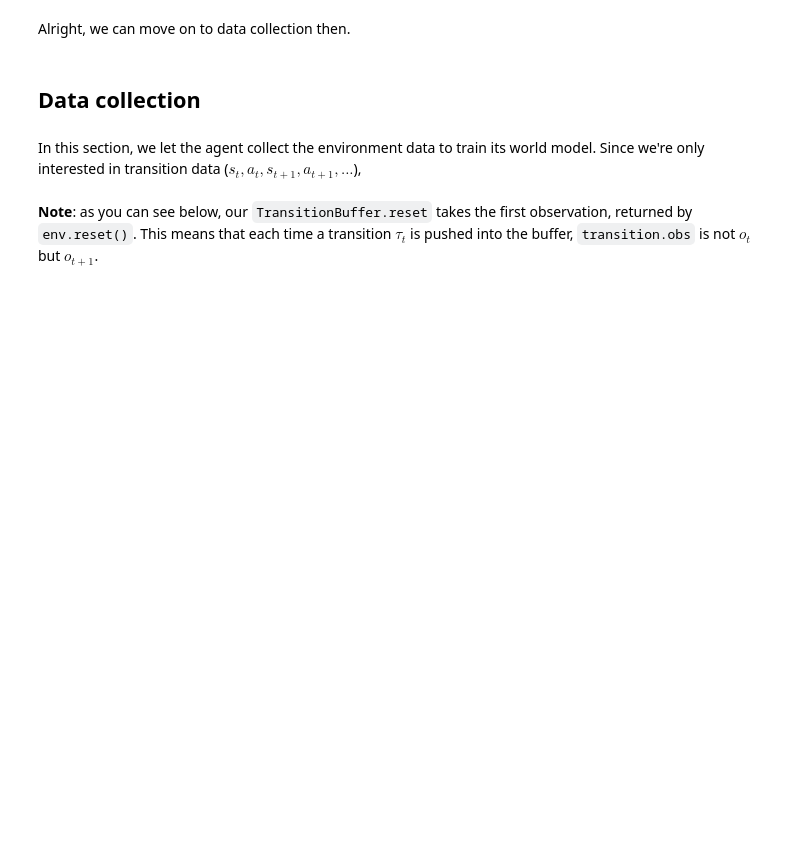
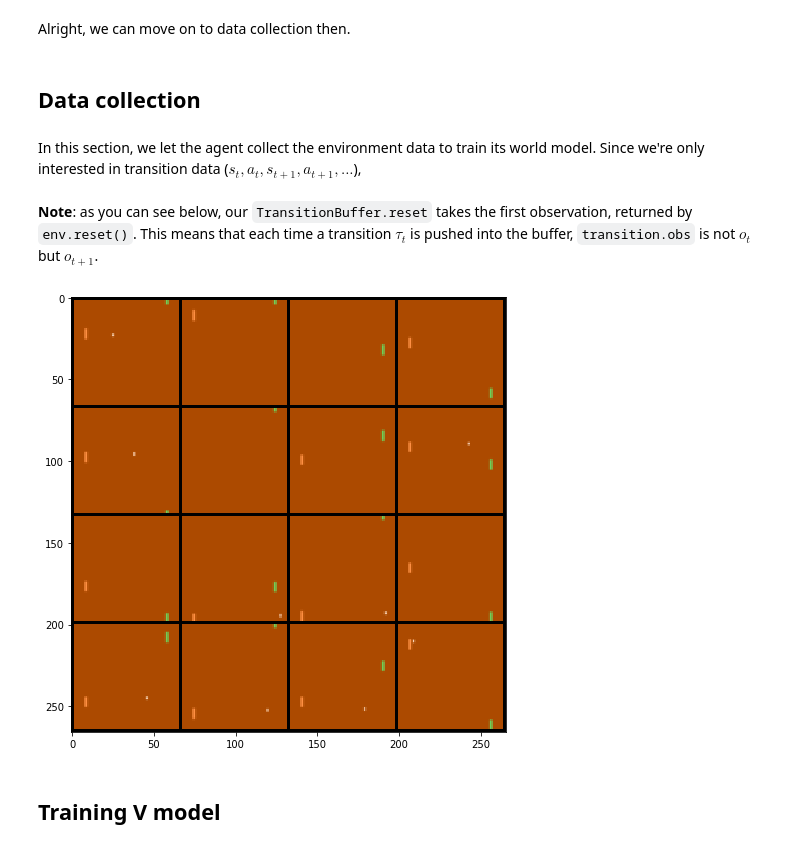
Before and after one commit to jinyeom/notebooks, a Jupyter notebook: World Models/World Models.ipynb, the cells around one changed output. Saved outputs shown, nothing was run; the diff lists cells and outputs as text; code cells hidden in the pictures; blank space fills up the shorter version.

```diff
--- a/World Models/World Models.ipynb
+++ b/World Models/World Models.ipynb
@@ -266,9 +239,6 @@ hid_dim = 32
 act_dim = env.action_space.shape[0]
 state_dim = latent_dim + hid_dim * 2
 
-vision = VAE(latent_dim)
-memory = MixtureDensityLSTM(latent_dim, hid_dim, act_dim)
-controller = ActorCritic(state_dim, act_dim)
-
-agent = Agent(vision, memory, controller)
-print(f"device = {agent.device}")
+vision = VAE(latent_dim).to(device)
+memory = MixtureDensityLSTM(latent_dim, hid_dim, act_dim).to(device)
+controller = ActorCritic(state_dim, act_dim).to(device)
@@ -277,15 +245,26 @@ device = cuda
 # %% [markdown]
 Going back to the environment, let's see if our newly born agent can interact with the game.
 # %%
-env = make_pong()
 fig = plt.figure()
 plt.axis('off')
 ims = []
+
+env = make_pong()
 obs = env.reset()
+h, c = memory.reset()
+h = h.to(device)
+c = c.to(device)
 for _ in range(64):
-    action = agent.act(obs)
+    obs = torch.from_numpy(obs).unsqueeze(0).to(device)
+    z = vision.encode(obs).unsqueeze(0)
+    s = torch.cat([z, h, c], dim=-1)
+    a = controller.act(s)
+    _, (h, c) = memory(z, a, h, c)
+    h = h.detach()
+    c = c.detach()
+    action = a.squeeze().cpu().numpy()
     obs, reward, done, _ = env.step(action)
-    ims.append([plt.imshow(obs, animated=True)])
+    ims.append([plt.imshow(obs.transpose(1, 2, 0), animated=True)])
 anim = anime.ArtistAnimation(fig, ims, interval=25, blit=True)
 plt.close()
 HTML(anim.to_html5_video())
@@ -305,8 +284,8 @@ Transition = namedtuple('Transition', ['action', 'obs'])
 class TransitionBuffer(data.Dataset):
     def __init__(self, env, capacity):
         self.capacity = capacity
-        self.obs = np.zeros((self.capacity+1, *env.observation_space.shape))
-        self.action = np.zeros((self.capacity, *env.action_space.shape))
+        self.obs = np.zeros((self.capacity+1, *env.observation_space.shape), dtype=np.float32)
+        self.action = np.zeros((self.capacity, *env.action_space.shape), dtype=np.float32)
         self._t = 0
 
     @property
@@ -342,8 +321,7 @@ class ObservationSampler(data.Sampler):
             batch = []
             for j in indices[i:i+self.batch_size]:
                 batch.append(self.data_source[j][0])
-            batch = np.stack(batch)
-            yield torch.from_numpy(batch)
+            yield torch.from_numpy(np.stack(batch))
 
     def __len__(self):
         num_data_points = len(self.data_source)
@@ -367,0 +355,10 @@ explore(env, agent, buffer)
+# %%
+batch = next(iter(sampler))
+grid = make_grid(batch, nrow=4, normalize=True).numpy()
+plt.figure(figsize=(8, 8))
+plt.imshow(grid.transpose(1, 2, 0))
+plt.show()
+# %% [output]
+[figure, added]
+# %% [markdown]
+## Training V model
```
Also changed, not shown: parts of 19 cells of this notebook.
